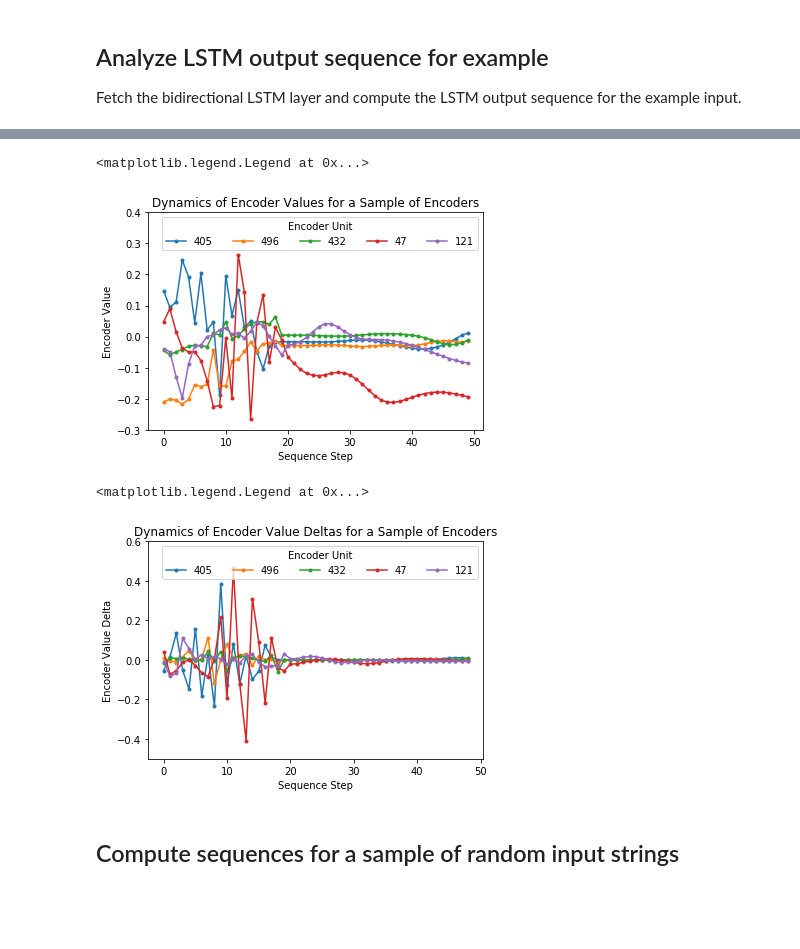
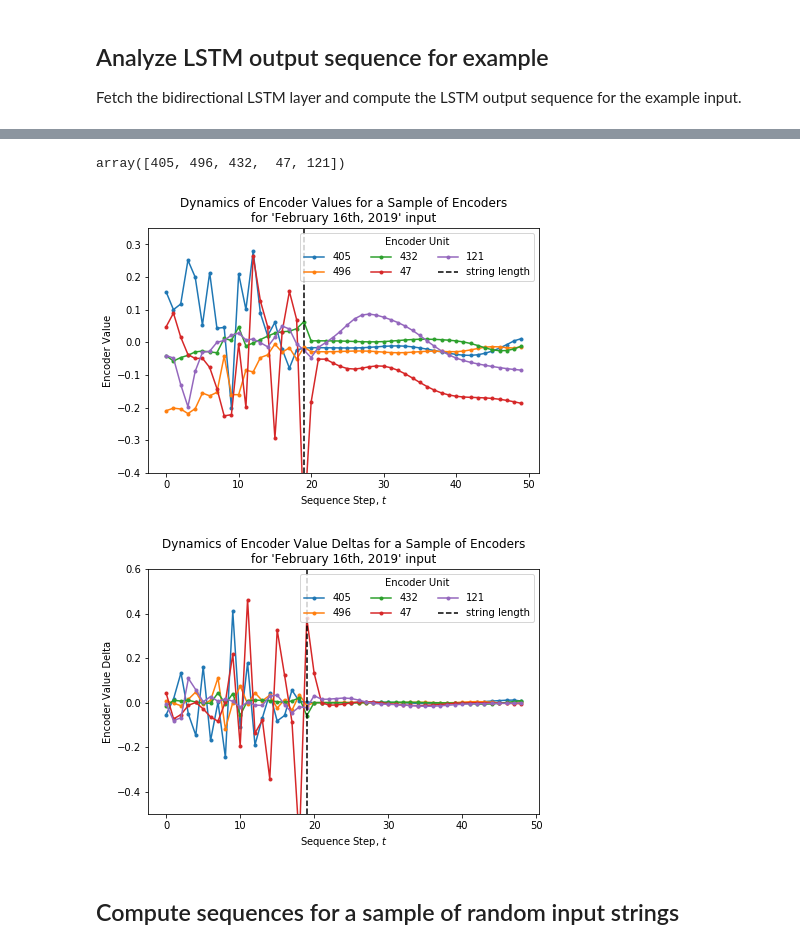
Before and after one commit to matthagy/rnn_polymer, a Jupyter notebook: poc_rnn_polymer.ipynb, the cells around one changed output, grey strips where cells are left out. Saved outputs shown, nothing was run; the diff lists cells and outputs as text; code cells hidden in the pictures; blank space fills up the shorter version.

```diff
--- a/poc_rnn_polymer.ipynb
+++ b/poc_rnn_polymer.ipynb
@@ -105,0 +123,4 @@ plt.matshow(intermediate_output[0])
+# %%
+# Show what the output of aplying the model looks like
+intermediate_output = intermediate_layer_model.predict(encode(explore_example))
+intermediate_output.shape
@@ -106,33 +140,47 @@ plt.matshow(intermediate_output[0])
 # %%
-# Sample random encoders to show examples
-ix = np.arange(intermediate_output.shape[2])
-np.random.RandomState(0xCAFE).shuffle(ix)
-ix = ix[:5]
+# Sample random encoders to show examples. Use same random seed so this is repeatable.
+random_encoder_indices = np.arange(intermediate_output.shape[2])
+np.random.RandomState(0xCAFE).shuffle(random_encoder_indices)
+random_encoder_indices = random_encoder_indices[:5]
+random_encoder_indices
+# %% [output]
+array([405, 496, 432,  47, 121])
+# %%
+def example_plot_helper(data_func, ylabel, title, ylim):
+    "Helper to create similar plots for encoder dynamics"
+    plt.figure(figsize=(7,4.5))
+    for index in random_encoder_indices:
+        plt.plot(data_func(index), marker='.', label=str(index))
+    plt.axvline(len(explore_example), color='k', linestyle='--', label='string length')
+    plt.xlabel('Sequence Step, $t$')
+    plt.ylabel(ylabel)
+    plt.title(title +  f'\nfor {repr(explore_example)} input')
+    plt.ylim(*ylim)
+    plt.legend(loc='upper right', title='Encoder Unit', ncol=3)
 # %%
 # Plot encoder unit dynamics for a sample of units
-for index in ix:
-    plt.plot(intermediate_output[0, ::, index], marker='.', label=str(index))
-plt.xlabel('Sequence Step')
-plt.ylabel('Encoder Value')
-plt.title('Dynamics of Encoder Values for a Sample of Encoders')
-plt.ylim(-0.3, 0.4)
-plt.legend(loc='upper right', title='Encoder Unit', ncol=5)
+example_plot_helper(
+    data_func=lambda index: intermediate_output[0, ::, index],
+    ylabel='Encoder Value',
+    title='Dynamics of Encoder Values for a Sample of Encoders',
+    ylim=(-0.4, 0.35)
+)
 # %% [output]
-<matplotlib.legend.Legend at 0x...>
-[figure, old version]
+[figure, new version]
 # %%
 # Plot the deltas of dynamics
-for index in ix:
+def dynamics_data_func(index):
     x = intermediate_output[0, ::, index]
-    plt.plot(x[1::] - x[:-1:], marker='.', label=str(index))
-plt.xlabel('Sequence Step')
-plt.ylabel('Encoder Value Delta')
-plt.title('Dynamics of Encoder Value Deltas for a Sample of Encoders')
-plt.ylim(-0.5, 0.6)
-plt.legend(loc='upper right', title='Encoder Unit', ncol=5)
+    return x[1::] - x[:-1:]
+
+example_plot_helper(
+    data_func=dynamics_data_func,
+    ylabel='Encoder Value Delta',
+    title='Dynamics of Encoder Value Deltas for a Sample of Encoders',
+    ylim=(-0.5, 0.6)
+)
 # %% [output]
-<matplotlib.legend.Legend at 0x...>
-[figure, old version]
+[figure, new version]
 # %% [markdown]
 ## Compute sequences for a sample of random input strings
 # %%
```
Also changed, not shown: parts of 21 cells of this notebook.
